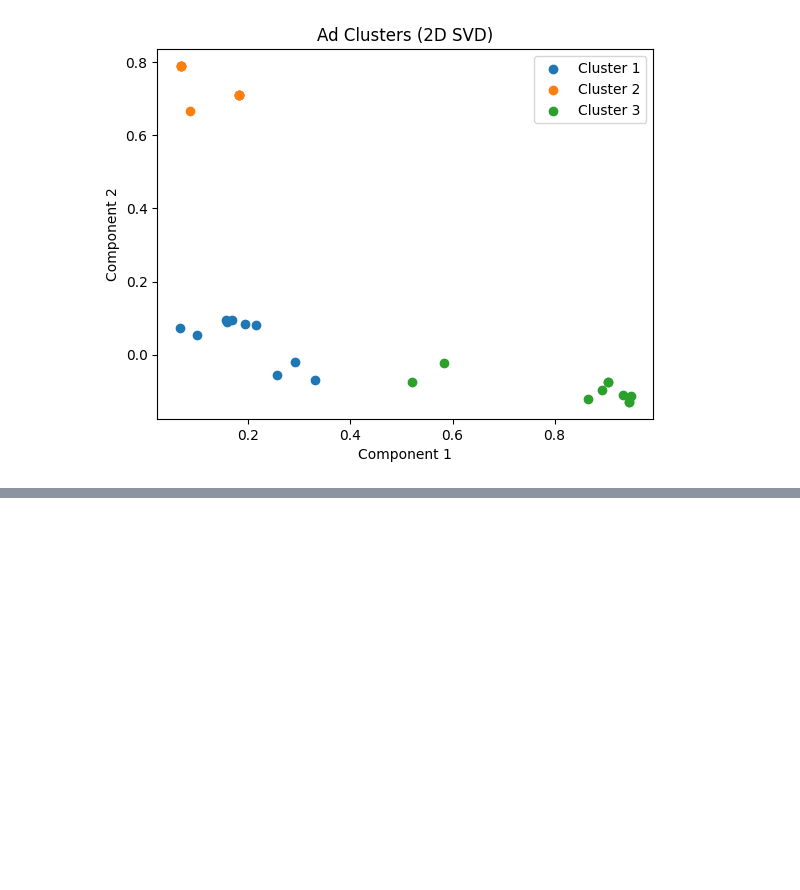
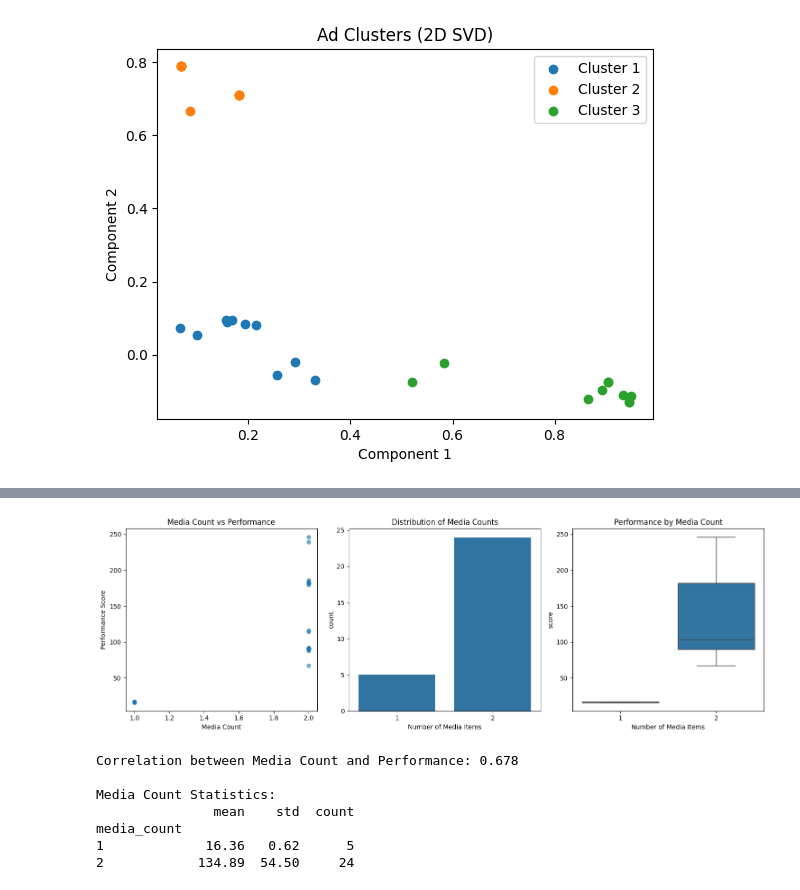
Before and after one commit to MohtashamMurshid/ventamin, a Jupyter notebook: analyse.ipynb, the cells around one changed output, grey strips where cells are left out. Saved outputs shown, nothing was run; the diff lists cells and outputs as text; code cells hidden in the pictures; blank space fills up the shorter version.

```diff
--- a/analyse.ipynb
+++ b/analyse.ipynb
@@ -66,0 +248,43 @@ plt.show()
+# %%
+# Media Analysis
+plt.figure(figsize=(15, 5))
+
+# Media count vs Performance
+plt.subplot(1, 3, 1)
+plt.scatter(df['media_count'], df['score'], alpha=0.6)
+plt.xlabel('Media Count')
+plt.ylabel('Performance Score')
+plt.title('Media Count vs Performance')
+
+# Media count distribution
+plt.subplot(1, 3, 2)
+sns.countplot(x='media_count', data=df)
+plt.title('Distribution of Media Counts')
+plt.xlabel('Number of Media Items')
+
+# Performance by media count
+plt.subplot(1, 3, 3)
+sns.boxplot(x='media_count', y='score', data=df)
+plt.title('Performance by Media Count')
+plt.xlabel('Number of Media Items')
+
+plt.tight_layout()
+plt.show()
+
+# Media count correlation
+media_corr = df[['media_count', 'score']].corr().iloc[0,1]
+print(f"Correlation between Media Count and Performance: {media_corr:.3f}")
+
+# Media count statistics
+print("\nMedia Count Statistics:")
+media_stats = df.groupby('media_count')['score'].agg(['mean', 'std', 'count']).round(2)
+print(media_stats)
+# %% [output]
+[figure, added]
+Correlation between Media Count and Performance: 0.678
+
+Media Count Statistics:
+               mean    std  count
+media_count
+1             16.36   0.62      5
+2            134.89  54.50     24
```
Also changed, not shown: parts of 7 cells of this notebook.
